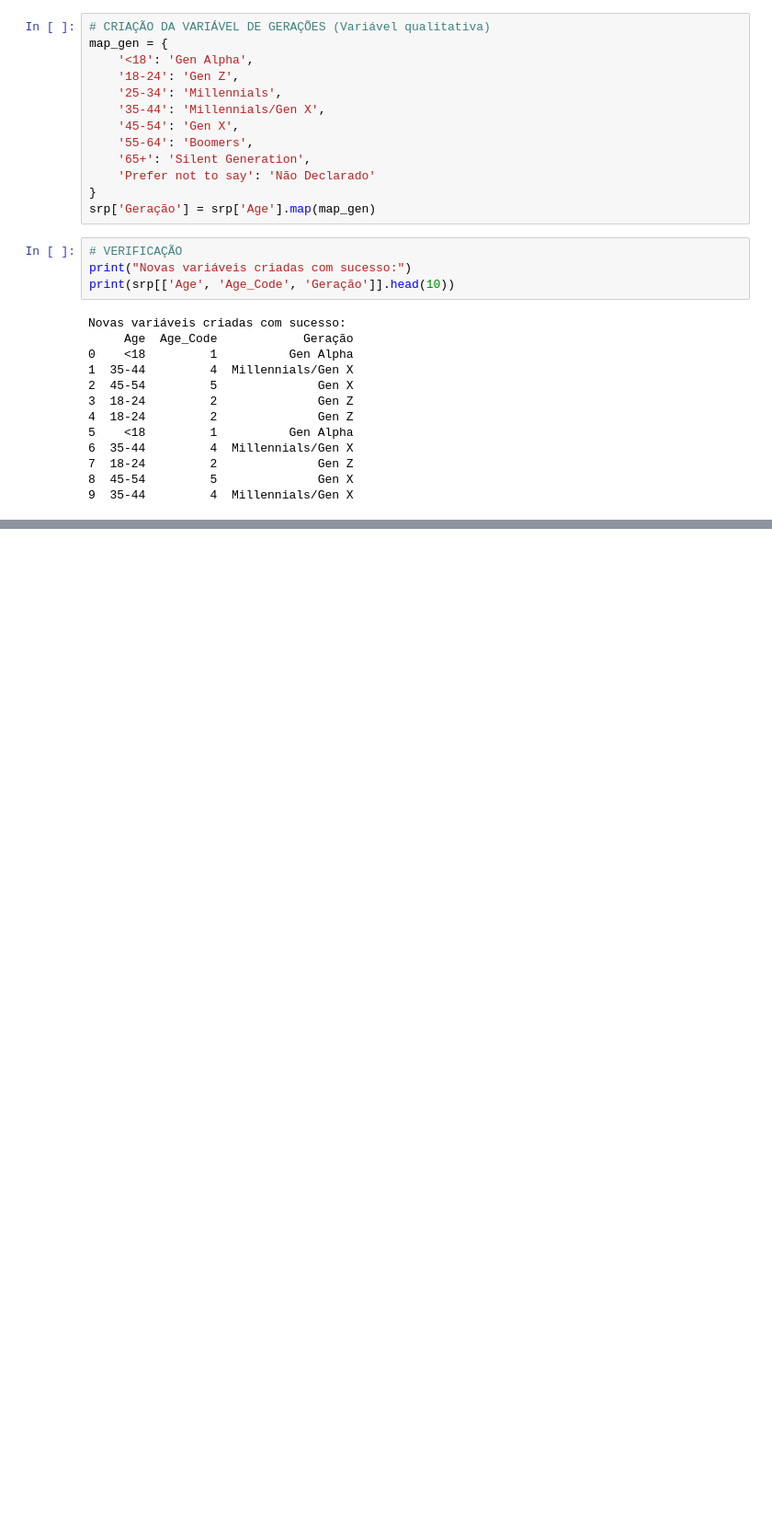
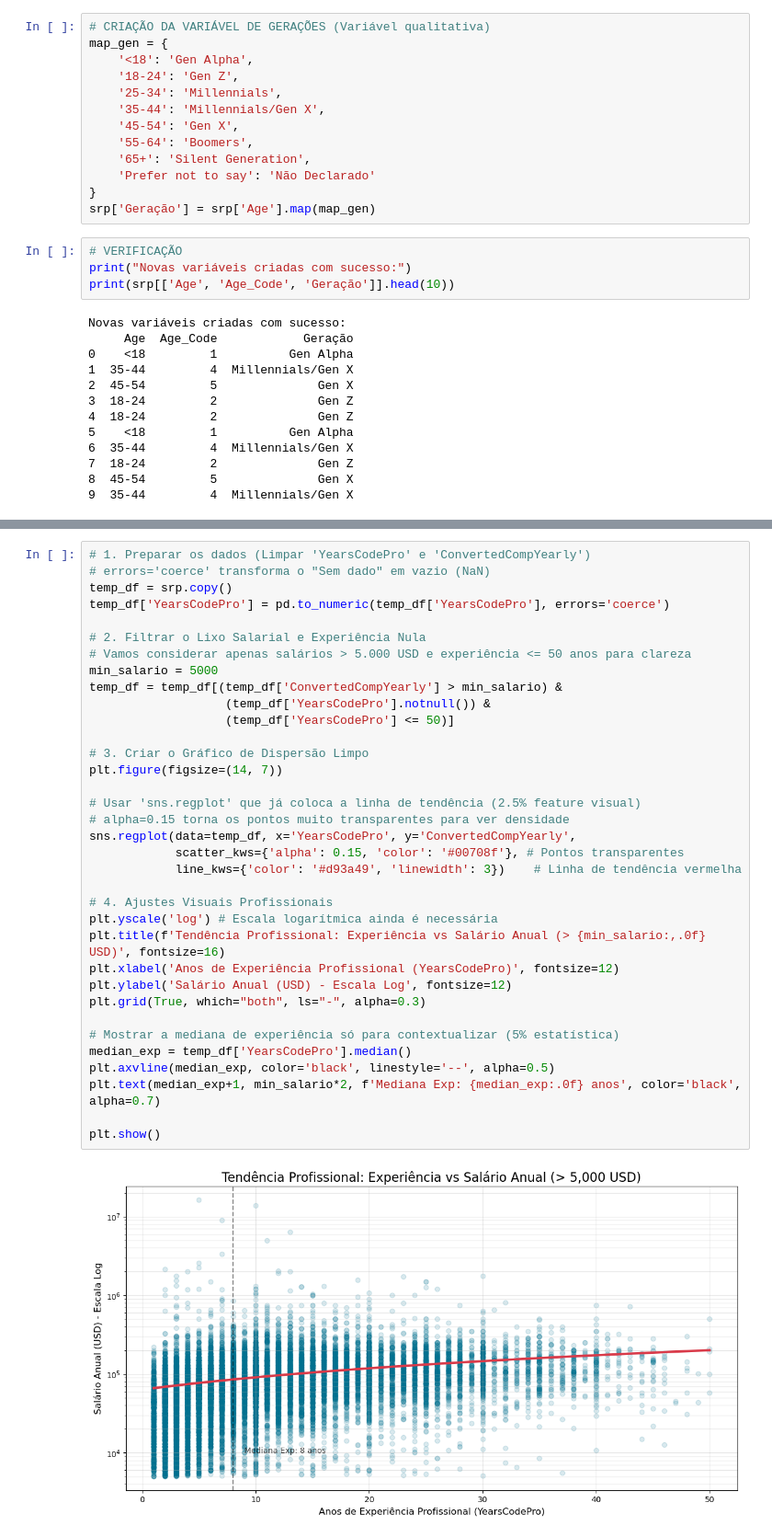
Before and after one commit to Rodrigo-CPEio/DataSet_GroupProject, a Jupyter notebook: Notebook_LAD.ipynb, the cells around one changed output, grey strips where cells are left out. Shown at 92% size. Cells and saved outputs as stored; diff of their text form; blank space fills up the shorter version.

```diff
--- a/Notebook_LAD.ipynb
+++ b/Notebook_LAD.ipynb
@@ -218,0 +428,37 @@ srp.to_csv('DATASET/dataset_limpo_geracoes.csv', index=False)
+# %%
+# 1. Preparar os dados (Limpar 'YearsCodePro' e 'ConvertedCompYearly')
+# errors='coerce' transforma o "Sem dado" em vazio (NaN)
+temp_df = srp.copy()
+temp_df['YearsCodePro'] = pd.to_numeric(temp_df['YearsCodePro'], errors='coerce')
+
+# 2. Filtrar o Lixo Salarial e Experiência Nula
+# Vamos considerar apenas salários > 5.000 USD e experiência <= 50 anos para clareza
+min_salario = 5000
+temp_df = temp_df[(temp_df['ConvertedCompYearly'] > min_salario) &
+                   (temp_df['YearsCodePro'].notnull()) &
+                   (temp_df['YearsCodePro'] <= 50)]
+
+# 3. Criar o Gráfico de Dispersão Limpo
+plt.figure(figsize=(14, 7))
+
+# Usar 'sns.regplot' que já coloca a linha de tendência (2.5% feature visual)
+# alpha=0.15 torna os pontos muito transparentes para ver densidade
+sns.regplot(data=temp_df, x='YearsCodePro', y='ConvertedCompYearly',
+            scatter_kws={'alpha': 0.15, 'color': '#00708f'}, # Pontos transparentes
+            line_kws={'color': '#d93a49', 'linewidth': 3})    # Linha de tendência vermelha
+
+# 4. Ajustes Visuais Profissionais
+plt.yscale('log') # Escala logarítmica ainda é necessária
+plt.title(f'Tendência Profissional: Experiência vs Salário Anual (> {min_salario:,.0f} USD)', fontsize=16)
+plt.xlabel('Anos de Experiência Profissional (YearsCodePro)', fontsize=12)
+plt.ylabel('Salário Anual (USD) - Escala Log', fontsize=12)
+plt.grid(True, which="both", ls="-", alpha=0.3)
+
+# Mostrar a mediana de experiência só para contextualizar (5% estatística)
+median_exp = temp_df['YearsCodePro'].median()
+plt.axvline(median_exp, color='black', linestyle='--', alpha=0.5)
+plt.text(median_exp+1, min_salario*2, f'Mediana Exp: {median_exp:.0f} anos', color='black', alpha=0.7)
+
+plt.show()
+# %% [output]
+[figure, added]
```
Also changed, not shown: parts of 17 cells of this notebook.
